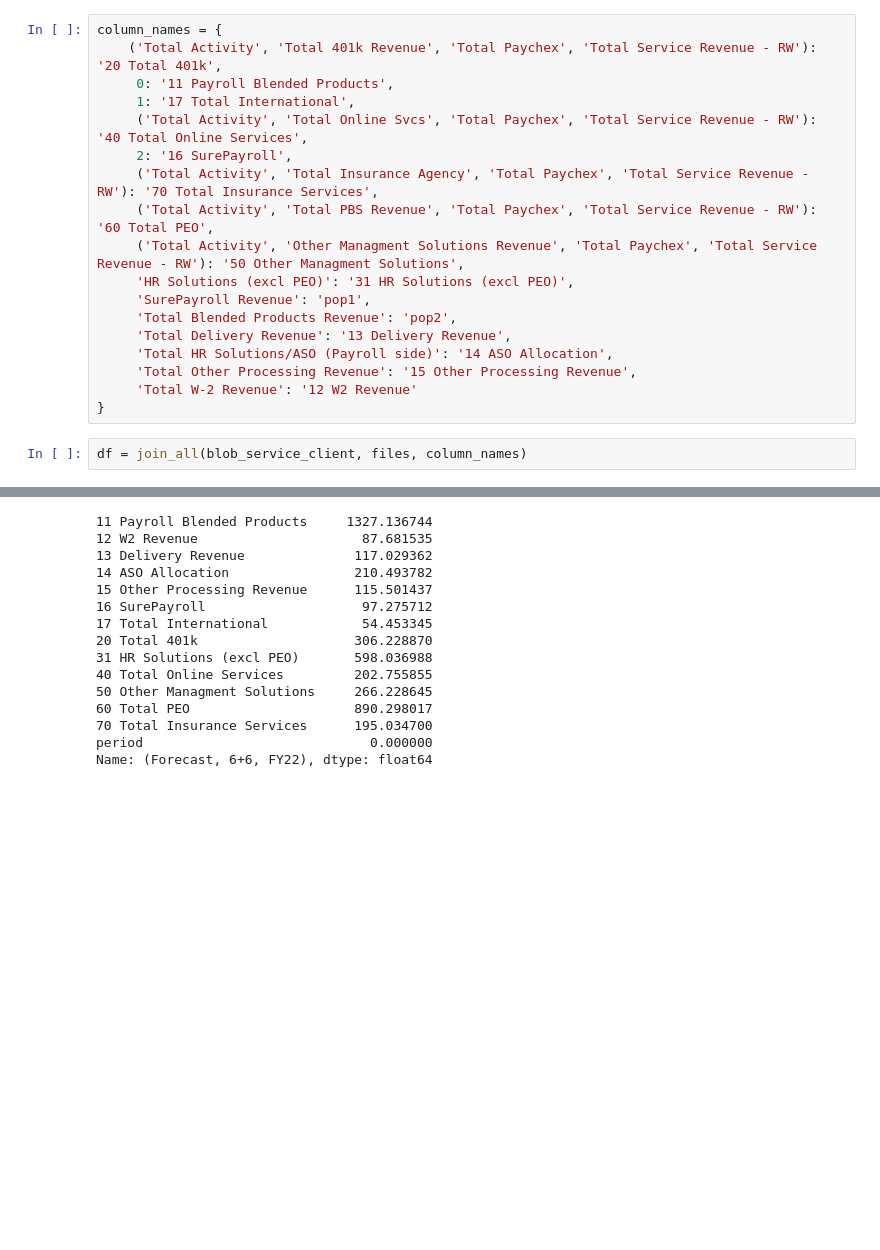
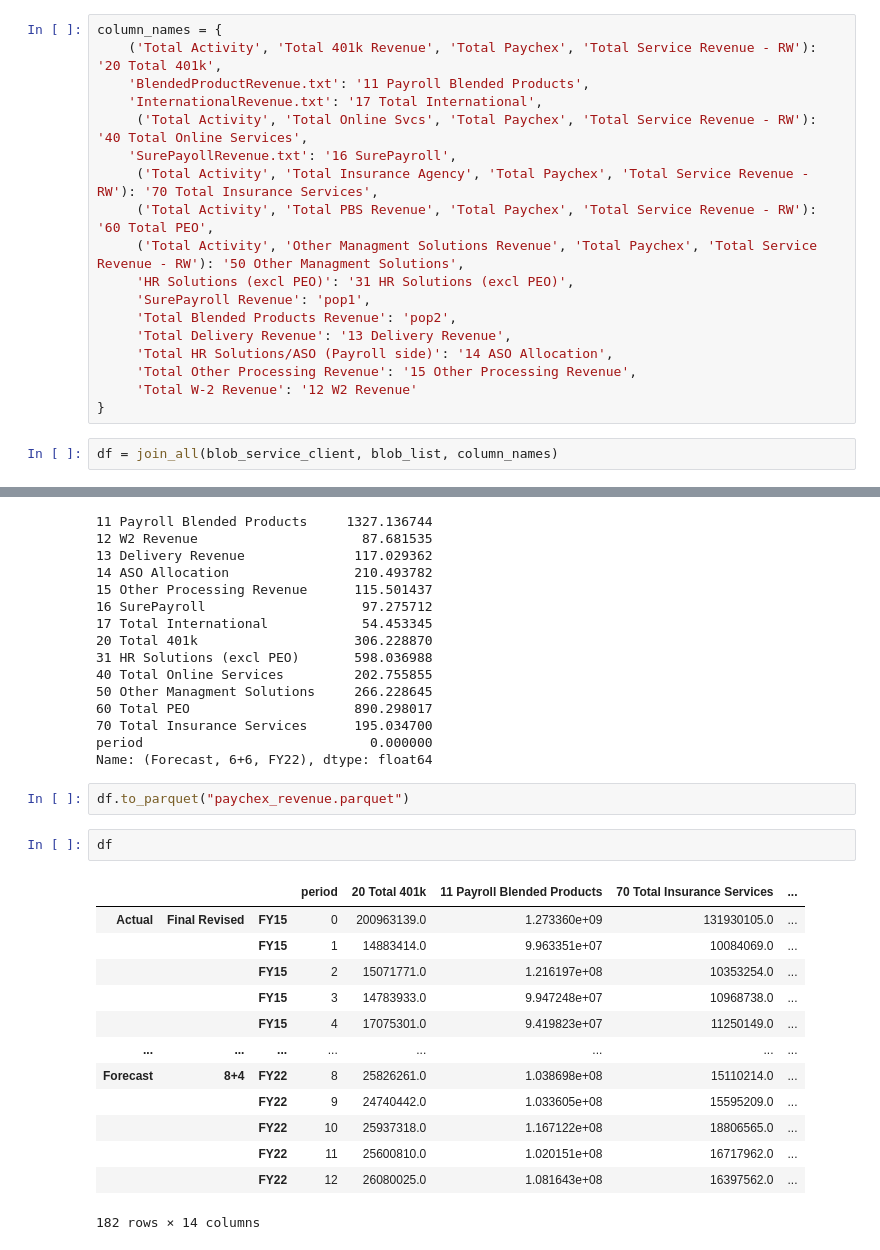
Before and after one commit to jluisjm/Paychex_revenue_forecast, a Jupyter notebook: clean_data.ipynb, the cells around one changed output, grey strips where cells are left out. Cells and saved outputs as stored; diff of their text form; blank space fills up the shorter version.

```diff
--- a/clean_data.ipynb
+++ b/clean_data.ipynb
@@ -770,10 +839,10 @@ files = [blob_list[i] for i in [0,4,9,11,19,7,15,13,18]]
 # %%
 column_names = {
     ('Total Activity', 'Total 401k Revenue', 'Total Paychex', 'Total Service Revenue - RW'): '20 Total 401k',
-     0: '11 Payroll Blended Products',
-     1: '17 Total International',
+    'BlendedProductRevenue.txt': '11 Payroll Blended Products',
+    'InternationalRevenue.txt': '17 Total International',
      ('Total Activity', 'Total Online Svcs', 'Total Paychex', 'Total Service Revenue - RW'): '40 Total Online Services',
-     2: '16 SurePayroll',
+    'SurePayollRevenue.txt': '16 SurePayroll',
      ('Total Activity', 'Total Insurance Agency', 'Total Paychex', 'Total Service Revenue - RW'): '70 Total Insurance Services',
      ('Total Activity', 'Total PBS Revenue', 'Total Paychex', 'Total Service Revenue - RW'): '60 Total PEO',
      ('Total Activity', 'Other Managment Solutions Revenue', 'Total Paychex', 'Total Service Revenue - RW'): '50 Other Managment Solutions',
@@ -786,5 +855,5 @@ column_names = {
      'Total W-2 Revenue': '12 W2 Revenue'
 }
 # %%
-df = join_all(blob_service_client, files, column_names)
+df = join_all(blob_service_client, blob_list, column_names)
 # %% [output]
@@ -816,3 +910,21 @@ df[df['period']==0]\
 70 Total Insurance Services      195.034700
 period                             0.000000
 Name: (Forecast, 6+6, FY22), dtype: float64
+# %%
+df.to_parquet("paychex_revenue.parquet")
+# %%
+df
+# %% [output]
+|  |  |  | period | 20 Total 401k | 11 Payroll Blended Products | 70 Total Insurance Services | ... |
+| Actual | Final Revised | FY15 | 0 | 200963139.0 | 1.273360e+09 | 131930105.0 | ... |
+|  |  | FY15 | 1 | 14883414.0 | 9.963351e+07 | 10084069.0 | ... |
+|  |  | FY15 | 2 | 15071771.0 | 1.216197e+08 | 10353254.0 | ... |
+|  |  | FY15 | 3 | 14783933.0 | 9.947248e+07 | 10968738.0 | ... |
+|  |  | FY15 | 4 | 17075301.0 | 9.419823e+07 | 11250149.0 | ... |
+| ... | ... | ... | ... | ... | ... | ... | ... |
+| Forecast | 8+4 | FY22 | 8 | 25826261.0 | 1.038698e+08 | 15110214.0 | ... |
+|  |  | FY22 | 9 | 24740442.0 | 1.033605e+08 | 15595209.0 | ... |
+|  |  | FY22 | 10 | 25937318.0 | 1.167122e+08 | 18806565.0 | ... |
+|  |  | FY22 | 11 | 25600810.0 | 1.020151e+08 | 16717962.0 | ... |
+|  |  | FY22 | 12 | 26080025.0 | 1.081643e+08 | 16397562.0 | ... |
+182 rows × 14 columns
```
Also changed, not shown: parts of 21 cells of this notebook, 6 other files.
